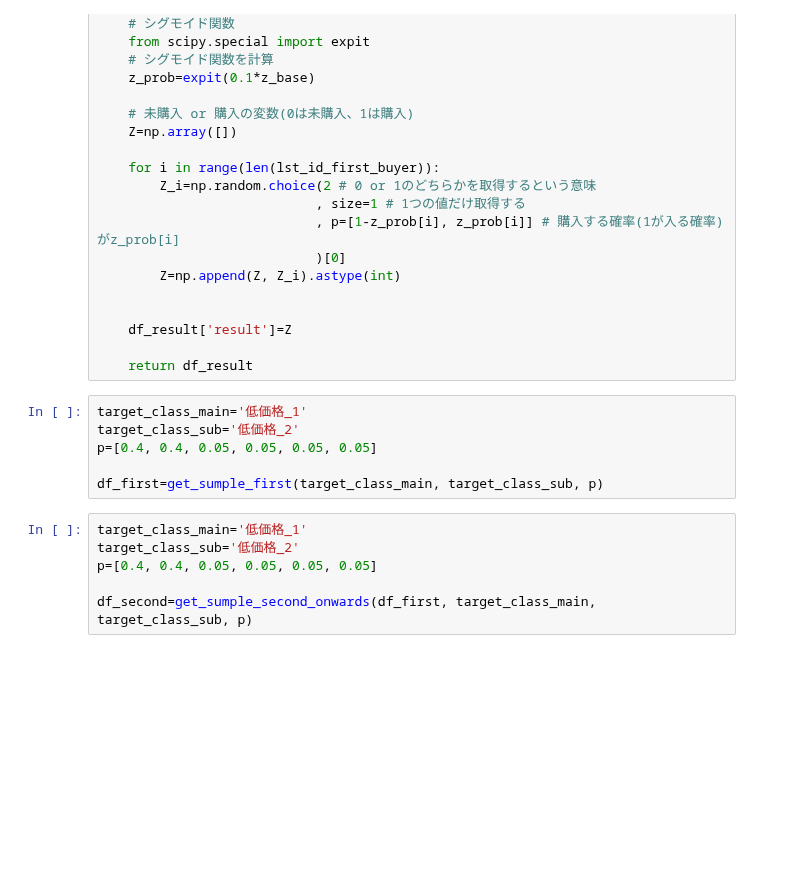
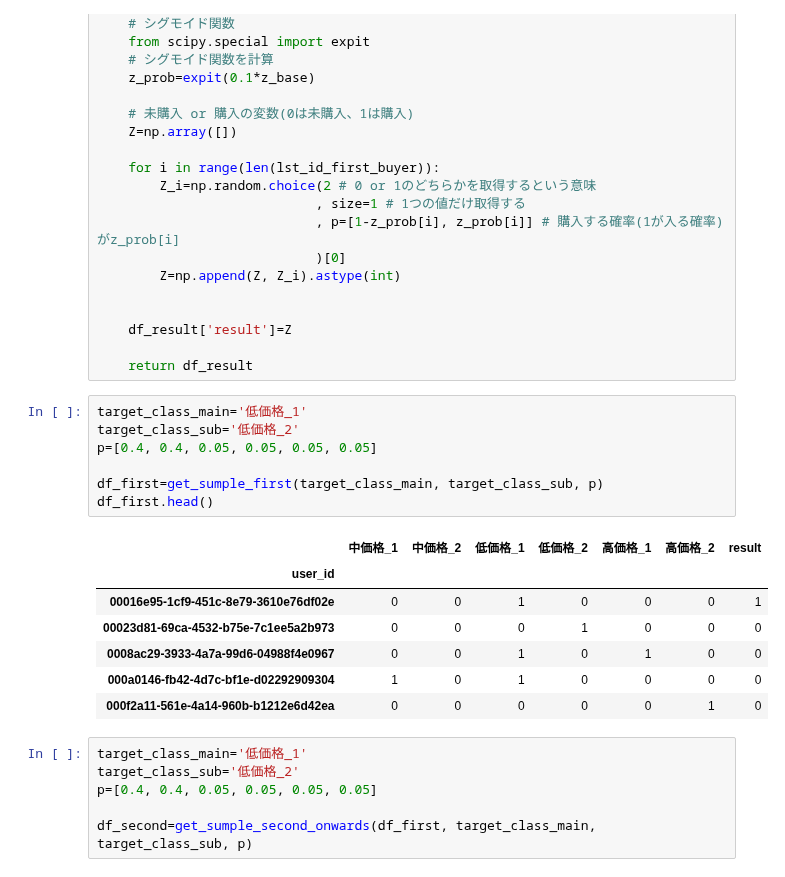
Before and after one commit to yosuke-kato1/output, a Jupyter notebook: 購入回数と閲覧ページに基づくECサイトにおける中価格_高価格商品レコメンドタイミングの最適化/購入回数と閲覧ページに基づくECサイトにおける中価格_高価格商品レコメンドタイミングの最適化.ipynb, the cells around one changed output. Cells and saved outputs as stored; diff of their text form; blank space fills up the shorter version.

```diff
--- a/購入回数と閲覧ページに基づくECサイトにおける中価格_高価格商品レコメンドタイミングの最適化/購入回数と閲覧ページに基づくECサイトにおける中価格_高価格商品レコメンドタイミングの最適化.ipynb
+++ b/購入回数と閲覧ページに基づくECサイトにおける中価格_高価格商品レコメンドタイミングの最適化/購入回数と閲覧ページに基づくECサイトにおける中価格_高価格商品レコメンドタイミングの最適化.ipynb
@@ -160,9 +160,18 @@ def get_sumple_second_onwards(_df, target_class_main, target_class_sub, p):
 # %%
 target_class_main='低価格_1'
 target_class_sub='低価格_2'
 p=[0.4, 0.4, 0.05, 0.05, 0.05, 0.05]
 
 df_first=get_sumple_first(target_class_main, target_class_sub, p)
+df_first.head()
+# %% [output]
+|  | 中価格_1 | 中価格_2 | 低価格_1 | 低価格_2 | 高価格_1 | 高価格_2 | result |
+| user_id |  |  |  |  |  |  |  |
+| 00016e95-1cf9-451c-8e79-3610e76df02e | 0 | 0 | 1 | 0 | 0 | 0 | 1 |
+| 00023d81-69ca-4532-b75e-7c1ee5a2b973 | 0 | 0 | 0 | 1 | 0 | 0 | 0 |
+| 0008ac29-3933-4a7a-99d6-04988f4e0967 | 0 | 0 | 1 | 0 | 1 | 0 | 0 |
+| 000a0146-fb42-4d7c-bf1e-d02292909304 | 1 | 0 | 1 | 0 | 0 | 0 | 0 |
+| 000f2a11-561e-4a14-960b-b1212e6d42ea | 0 | 0 | 0 | 0 | 0 | 1 | 0 |
 # %%
 target_class_main='低価格_1'
 target_class_sub='低価格_2'
```
Also changed, not shown: parts of 5 cells of this notebook.
